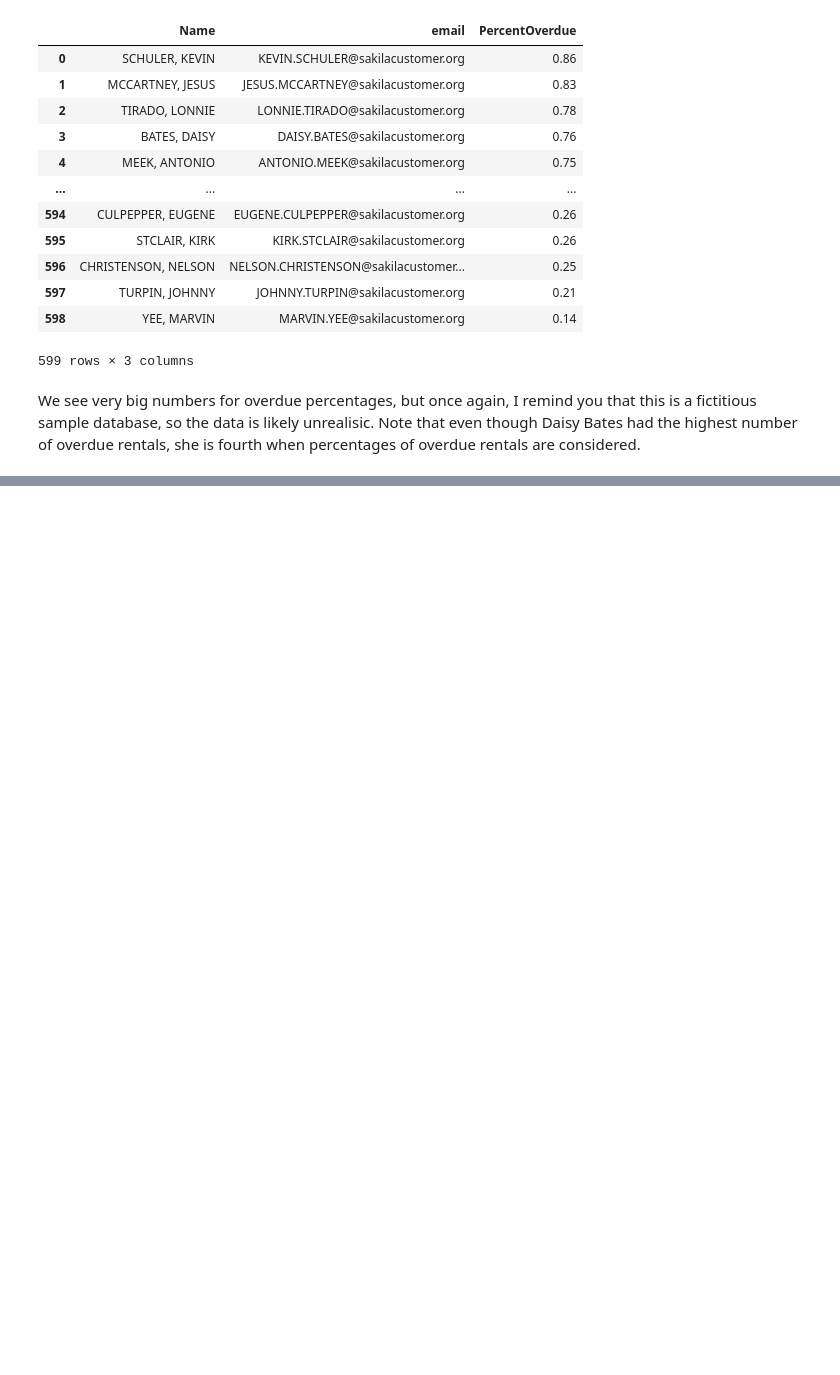
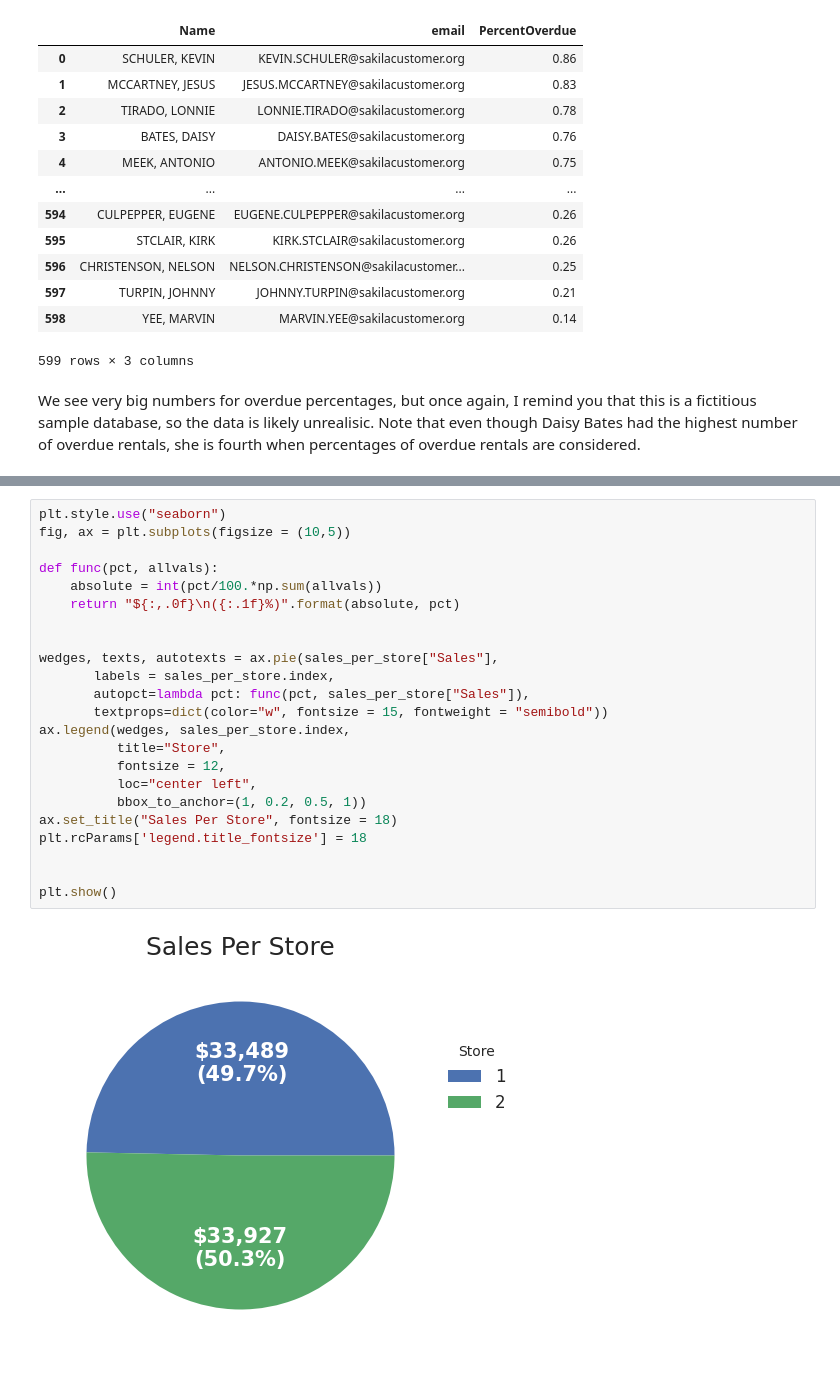
Before and after one commit to basmasirbal/SQL_DB_Project, a Jupyter notebook: SQL_main.ipynb, the cells around one changed output, grey strips where cells are left out. Drawn from its saved outputs; the diff is of its cells as text; blank space fills up the shorter version.

```diff
--- a/SQL_main.ipynb
+++ b/SQL_main.ipynb
@@ -595,0 +694,25 @@ We see very big numbers for overdue percentages, but once again, I remind you th
+# %%
+plt.style.use("seaborn")
+fig, ax = plt.subplots(figsize = (10,5))
+
+def func(pct, allvals):
+    absolute = int(pct/100.*np.sum(allvals))
+    return "${:,.0f}\n({:.1f}%)".format(absolute, pct)
+
+
+wedges, texts, autotexts = ax.pie(sales_per_store["Sales"],
+       labels = sales_per_store.index,
+       autopct=lambda pct: func(pct, sales_per_store["Sales"]),
+       textprops=dict(color="w", fontsize = 15, fontweight = "semibold"))
+ax.legend(wedges, sales_per_store.index,
+          title="Store",
+          fontsize = 12,
+          loc="center left",
+          bbox_to_anchor=(1, 0.2, 0.5, 1))
+ax.set_title("Sales Per Store", fontsize = 18)
+plt.rcParams['legend.title_fontsize'] = 18
+
+
+plt.show()
+# %% [output]
+[figure, added]
```
Also changed, not shown: parts of 18 cells of this notebook.
